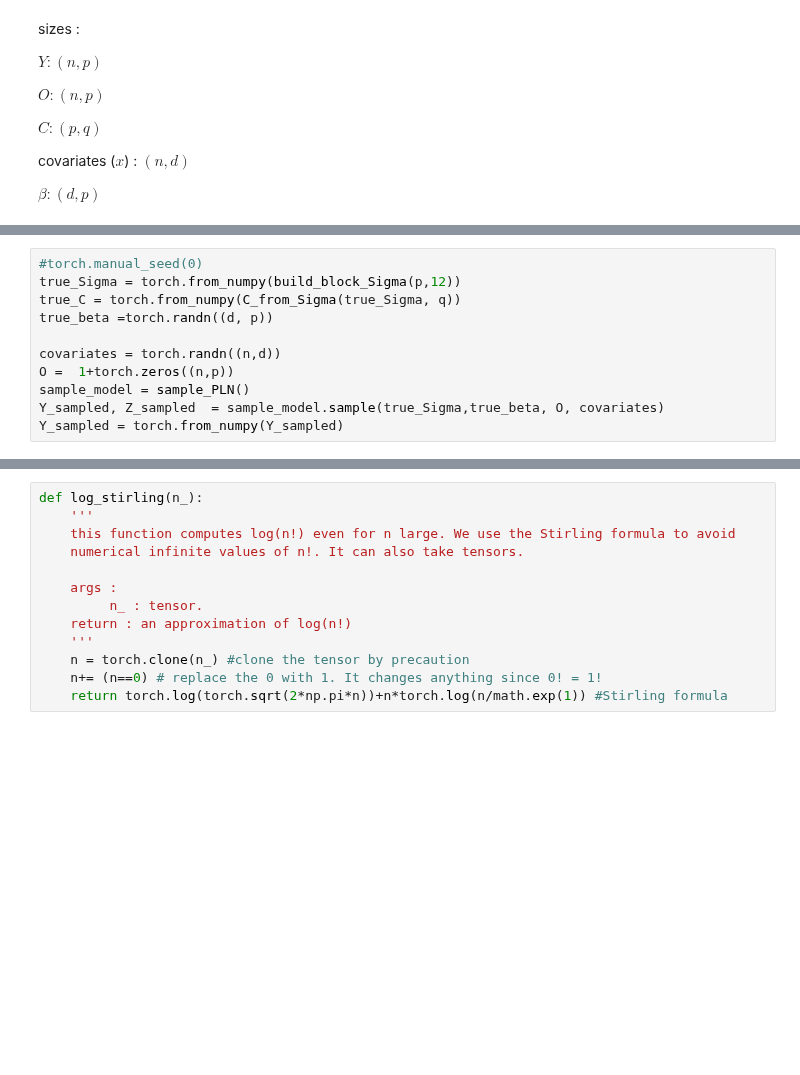
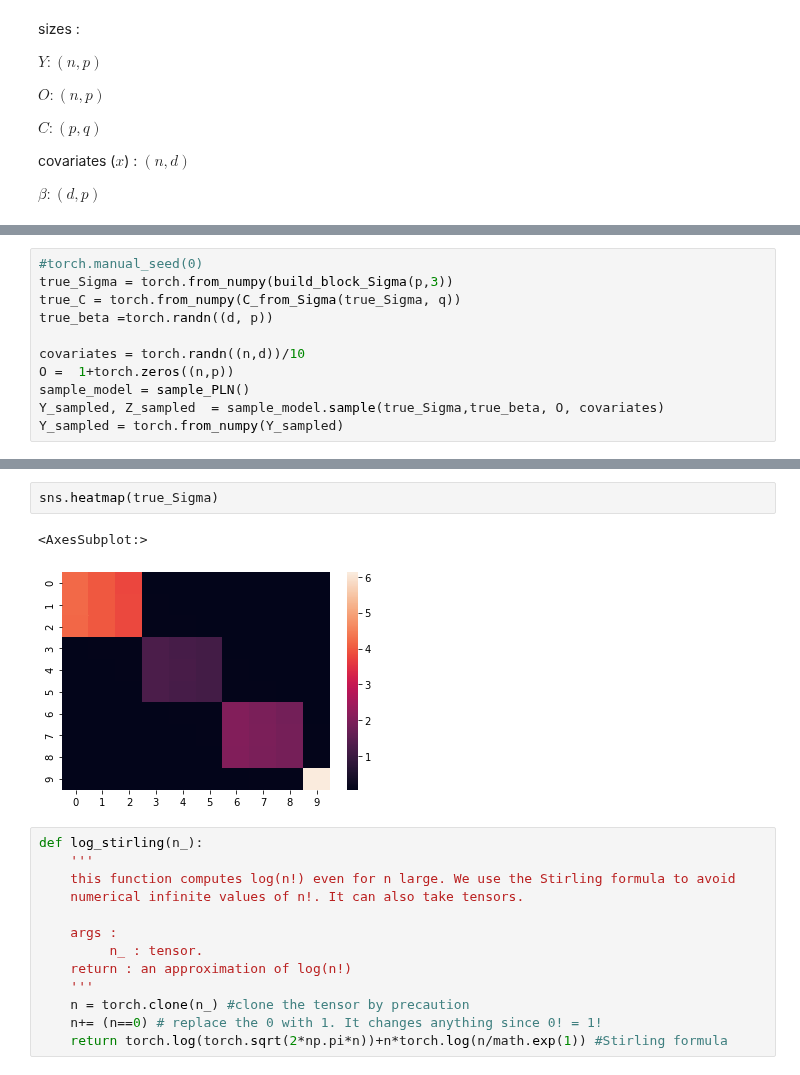
Before and after one commit to PLN-team/pyPLNmodels, a Jupyter notebook: MC_PLNPCA.ipynb, the cells around one changed output, grey strips where cells are left out. Drawn from its saved outputs; the diff is of its cells as text; blank space fills up the shorter version.

```diff
--- a/MC_PLNPCA.ipynb
+++ b/MC_PLNPCA.ipynb
@@ -143,10 +154,10 @@ q = 5
 # %%
 #torch.manual_seed(0)
-true_Sigma = torch.from_numpy(build_block_Sigma(p,12))
+true_Sigma = torch.from_numpy(build_block_Sigma(p,3))
 true_C = torch.from_numpy(C_from_Sigma(true_Sigma, q))
 true_beta =torch.randn((d, p))
 
-covariates = torch.randn((n,d))
+covariates = torch.randn((n,d))/10
 O =  1+torch.zeros((n,p))
 sample_model = sample_PLN()
 Y_sampled, Z_sampled  = sample_model.sample(true_Sigma,true_beta, O, covariates)
@@ -154,3 +195,8 @@ Y_sampled = torch.from_numpy(Y_sampled)
+# %%
+sns.heatmap(true_Sigma)
+# %% [output]
+<AxesSubplot:>
+[figure, added]
 # %%
 def log_stirling(n_):
     '''
```
Also changed, not shown: parts of 13 cells of this notebook.
